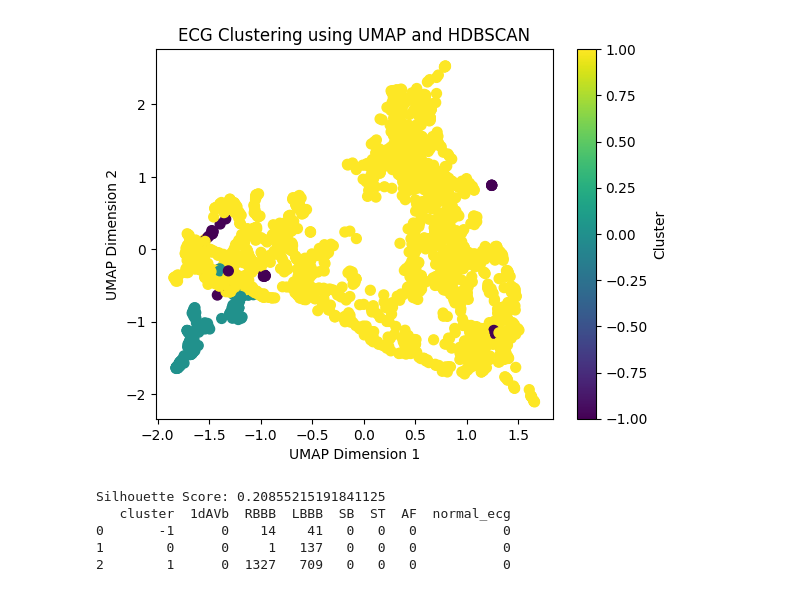
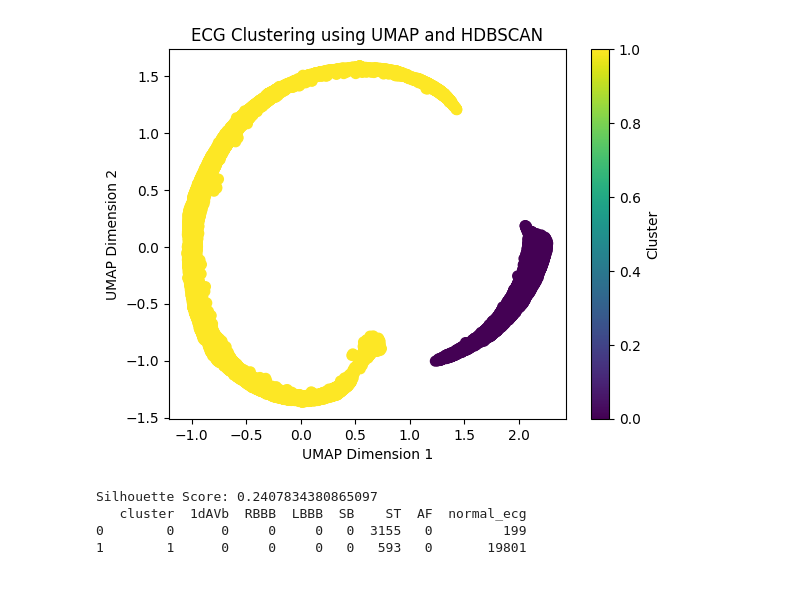
Before and after one commit to pedrobacelar28/Clustering-Paper, a Jupyter notebook: Projeto/guilherme/autoencoder_limpo.ipynb, the cells around one changed output. Cells and saved outputs as stored; diff of their text form; code cells hidden in the pictures.

```diff
--- a/Projeto/guilherme/autoencoder_limpo.ipynb
+++ b/Projeto/guilherme/autoencoder_limpo.ipynb
@@ -41,16 +41,15 @@ To enable the following instructions: AVX2 FMA, in other operations, rebuild Ten
 #CARREGAR OS DADOS
 caminho_arquivo = "../Database/exams.csv"
 dados = pd.read_csv(caminho_arquivo)
-arquivos_usados = ["exams_part14.hdf5", "exams_part15.hdf5", "exams_part16.hdf5", "exams_part17.hdf5"]
+arquivos_usados = ["exams_part14.hdf5", "exams_part15.hdf5", "exams_part16.hdf5", "exams_part17.hdf5","exams_part12.hdf5", "exams_part13.hdf5", "exams_part10.hdf5", "exams_part11.hdf5","exams_part9.hdf5", "exams_part8.hdf5"]
 
 ecg_normal_linhas = dados.index[(dados.iloc[:, 14].isin(arquivos_usados))  &
-                                (dados.iloc[:, 13] == False)]
-
+                                (dados.iloc[:, 13] == True) ]
 
 ecg_doente_linhas = dados.index[(dados.iloc[:, 14].isin(arquivos_usados)) &
-                                (dados.iloc[:, 4] == False) &
+                                (dados.iloc[:, 4] == True) &
                                 (dados.iloc[:, 5] == False) &
-                                (dados.iloc[:, 6] == True) &
+                                (dados.iloc[:, 6] == False) &
                                 (dados.iloc[:, 7] == False) &
                                 (dados.iloc[:, 8] == False) &
                                 (dados.iloc[:, 9] == False)]
@@ -63,13 +62,14 @@ interferencias = pd.read_csv(caminho_interferencias)
 interferencias_ids = interferencias['exam_id'].tolist()
 
 ecg_normal_linhas = dados.index[~dados['exam_id'].isin(interferencias_ids) &
-                                (dados.iloc[:, 13] == False)]
+                                (dados.iloc[:, 14].isin(arquivos_usados))  &
+                                (dados.iloc[:, 13] == True) ]
 
 ecg_doente_linhas = dados.index[~dados['exam_id'].isin(interferencias_ids) &
                                 (dados.iloc[:, 14].isin(arquivos_usados)) &
-                                (dados.iloc[:, 4] == False) &
+                                (dados.iloc[:, 4] == True) &
                                 (dados.iloc[:, 5] == False) &
-                                (dados.iloc[:, 6] == True) &
+                                (dados.iloc[:, 6] == False) &
                                 (dados.iloc[:, 7] == False) &
                                 (dados.iloc[:, 8] == False) &
                                 (dados.iloc[:, 9] == False)]
@@ -84,10 +84,6 @@ ecg_normal_id = dados.iloc[ecg_normal_linhas, 0].tolist()
 #ecg_doente = ecg_doente_id[]
 ecg_normal = ecg_normal_id[:10000]
 
-ids_ecgsD= ecg_doente_id
-ids_ecgsN= ecg_normal
-print("Número de ecgs pra clusterizar:", len(ids_ecgsD))
-print("Número de ecgs pra clusterizar:", len(ids_ecgsN))
-print("IDs de ECG doente:", ecg_doente_id[:5])  # Mostre alguns IDs para verificação
-print("IDs de ECG normal:", ecg_normal_id[:5])  # Mostre alguns IDs para verificação
+ids_ecgs= ecg_doente_id + ecg_normal
+print("Número de ecgs pra clusterizar:", len(ids_ecgs))
 # %% [output]
@@ -221,7 +184,7 @@ X_TREINO = np.squeeze(X_TREINO[:, 1, :])
 #DIMINUIR DIMENSAO DE X PELO AUTOENCODER(128)
 
 # Carregar o modelo autoencoder
-autoencoder = tf.keras.models.load_model('modelD/autoencoder_model_OLB.keras')
+autoencoder = tf.keras.models.load_model('../Algoritmos/modelos/autoencoder_model.keras')
 
 # Extrair o modelo encoder a partir do autoencoder treinado
 encoder = autoencoder.get_layer("encoder")
@@ -291,3 +275,6 @@ X_reduced = umap_reducer.fit_transform(X_normalized)
+# %%
+umap_reducer = umap.UMAP(n_neighbors=30, min_dist=0.0, n_components=16, random_state=42)
+X_reduced = umap_reducer.fit_transform(X_normalized)
 # %%
 #DIMINUIR DIMENSAO DE X_TREINO PELO UMAP(16)
 warnings.filterwarnings('ignore', message="n_jobs value.*overridden to 1 by setting random_state.*")
@@ -304,7 +289,7 @@ NameError: name 'X_TREINO_encoded_2d' is not defined
 scaler = StandardScaler()
 X_reduced_scaled = scaler.fit_transform(X_reduced)
 
-dbscan = HDBSCAN(min_cluster_size=100, min_samples=5)
+dbscan = HDBSCAN(min_cluster_size=1000, min_samples=5)
 labels = dbscan.fit_predict(X_reduced_scaled)
 # Visualização dos Resultados
 plt.scatter(X_reduced_scaled[:, 0], X_reduced_scaled[:, 1], c=labels, cmap='viridis', s=50)
@@ -316,39 +301,38 @@ plt.show()
 silhouette_avg = silhouette_score(X_reduced_scaled, labels)
 print(f'Silhouette Score: {silhouette_avg}')
 
 
 # Carregar os dados do CSV
 metadata = pd.read_csv("../Database/exams.csv")
 
 # Criar um DataFrame para os resultados do clustering
 cluster_results = pd.DataFrame({
     'exam_id': ids_ecgs,
     'cluster': labels
 })
 
 # Mesclar os resultados do clustering com os metadados dos exames
 merged_data = cluster_results.merge(metadata, on='exam_id')
 
 # Contar a quantidade de doenças e ECGs normais em cada cluster
 cluster_summary = merged_data.groupby('cluster').agg({
     '1dAVb': 'sum',
     'RBBB': 'sum',
     'LBBB': 'sum',
     'SB': 'sum',
     'ST': 'sum',
     'AF': 'sum',
     'normal_ecg': 'sum'
 }).reset_index()
 
 # Mostrar o resumo por cluster
 print(cluster_summary)
 # %% [output]
-[figure, old version]
+[figure, new version]
-Silhouette Score: 0.20855215191841125
-   cluster  1dAVb  RBBB  LBBB  SB  ST  AF  normal_ecg
-0       -1      0    14    41   0   0   0           0
-1        0      0     1   137   0   0   0           0
-2        1      0  1327   709   0   0   0           0
+Silhouette Score: 0.2407834380865097
+   cluster  1dAVb  RBBB  LBBB  SB    ST  AF  normal_ecg
+0        0      0     0     0   0  3155   0         199
+1        1      0     0     0   0   593   0       19801
 # %%
 #TENTAR PREVER O TREINO NOS CLUSTERS
 # Normalizar os dados
```
Also changed, not shown: parts of 10 cells of this notebook, 10 other files.
